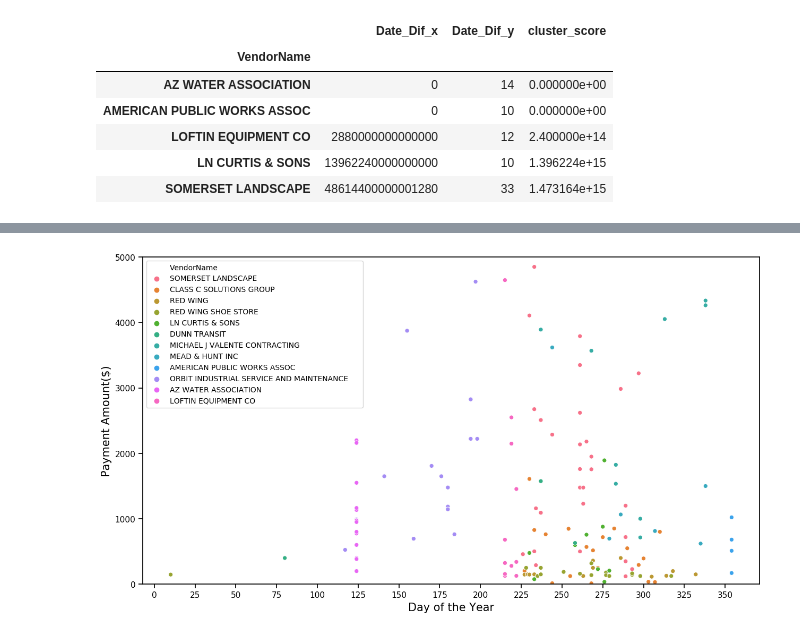
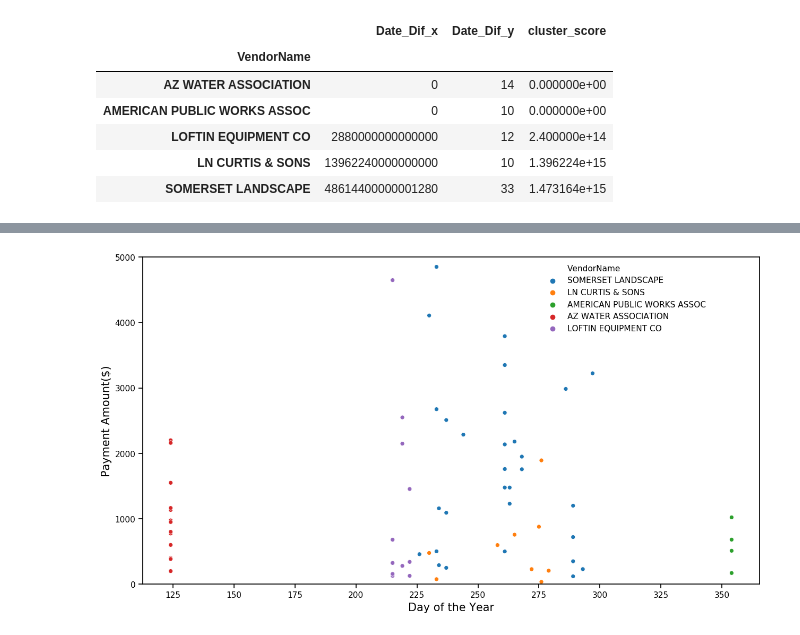
Before and after one commit to mrkjhsn/Vendor-Payments-City-of-Scottsdale, a Jupyter notebook: vendor_payment_clustering_analysis.ipynb, the cells around one changed output, grey strips where cells are left out. Cells and saved outputs as stored; diff of their text form; code cells hidden in the pictures.

```diff
--- a/vendor_payment_clustering_analysis.ipynb
+++ b/vendor_payment_clustering_analysis.ipynb
@@ -146,7 +146,7 @@ top_clustered_vendors.head()
 # %%
 # subset data based on top 10 vendors from cluster analysis
 
-top_clustered_vendors_data = vendor_payments[vendor_payments['VendorName'].isin(top_clustered_vendors.head(12).index)]
+top_clustered_vendors_data = vendor_payments[vendor_payments['VendorName'].isin(top_clustered_vendors.head(5).index)]
 # top_clustered_vendors_data.loc[:,'PaymentDate'].head()
 top_clustered_vendors_data.head()
 # %% [output]
@@ -158,21 +158,27 @@ top_clustered_vendors_data.head()
 | 3550 | 2017-08-21 | SOMERSET LANDSCAPE | 2675.00 | 100 | GENERAL | 25408 | STORM DAMAGE REPAIR AND MAINTENANCE | 52323 | ... |
 # %%
 fig = plt.figure(figsize=(15, 8))
+ax = sns.color_palette("dark")
+
+# ax = sns.color_palette("bright")
+
+
 ax = sns.scatterplot(x=top_clustered_vendors_data.loc[:,'Day_of_Year'],
                 y=top_clustered_vendors_data.loc[:,'PaymentAmount'],
                 hue=top_clustered_vendors_data.loc[:,'VendorName'])
 
 # plt.title("xxx")
 plt.xlabel("Day of the Year", fontsize=15)
 plt.ylabel("Payment Amount($)", fontsize=15)
 plt.legend(fontsize=10)
 
 
 # sns.set_context("notebook", font_scale=1)
 
 plt.ylim(0,5000)
 ax.xaxis.set_major_locator(matplotlib.ticker.MultipleLocator(25))
 
+plt.legend(frameon=False)
 plt.savefig("visualizations/top 10 clustered vendors.png")
 # %% [output]
-[figure, old version]
+[figure, new version]
```
